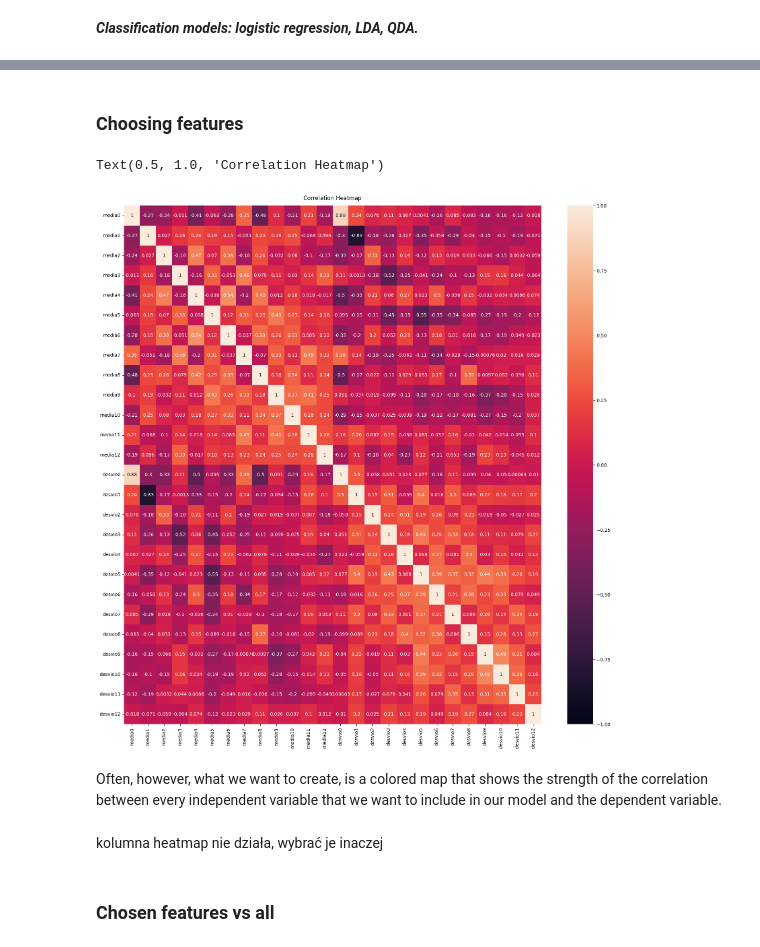
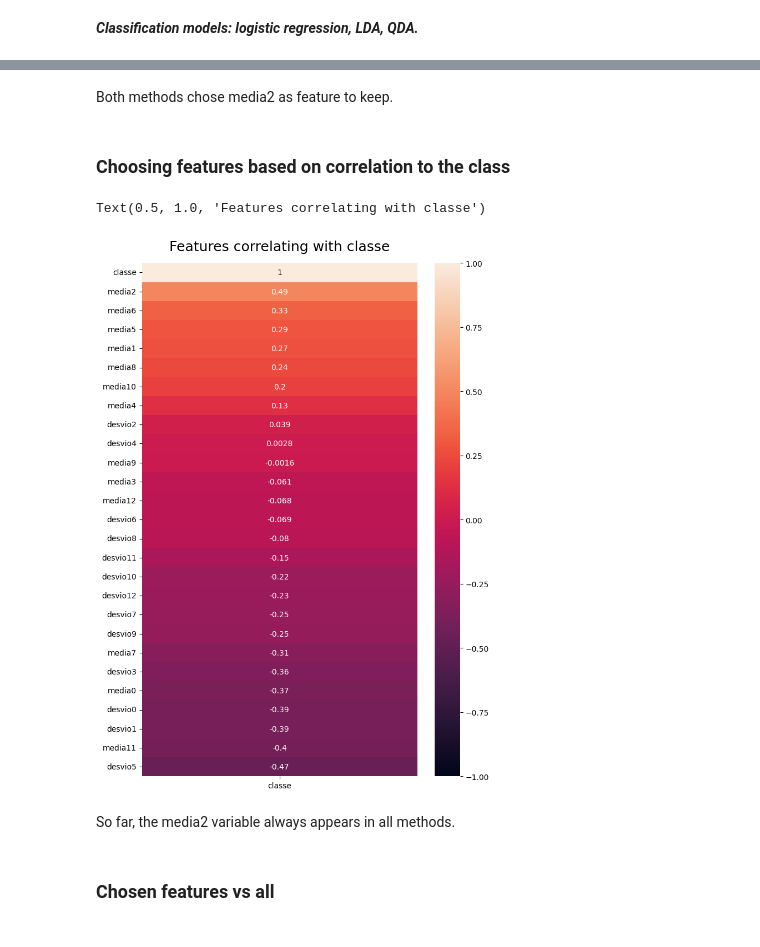
Before and after one commit to qettera/Machine-Learning-Overview, a Jupyter notebook: project.ipynb, the cells around one changed output, grey strips where cells are left out. Drawn from its saved outputs; the diff is of its cells as text; code cells hidden in the pictures.

```diff
--- a/project.ipynb
+++ b/project.ipynb
@@ -333,5 +398,7 @@ features? Evaluate this hypothesis, using regularization methods.
+# %% [markdown]
+Both methods chose media2 as feature to keep.
 # %% [markdown]
-### Choosing features
+### Choosing features based on correlation to the class
 # %%
 import pandas as pd
 df = pd.read_csv('all.csv')
@@ -340,17 +407,17 @@ df = pd.read_csv('all.csv')
 df['classe'].mask(df['classe'] == 'car_horn', 0, inplace=True)
 df['classe'].mask(df['classe'] == 'gun_shot', 1, inplace=True)
 df['classe'].mask(df['classe'] == 'jackhammer', 2, inplace=True)
+# %%
+df = df.astype('float') #so the heatmap function won't have problems with df being dtype='object'
 # %%
 import seaborn as sns
 import matplotlib.pyplot as plt
 
-plt.figure(figsize = (20, 20))
-heatmap = sns.heatmap(df.drop('classe', axis=1).corr(),annot=True, vmin=-1, vmax=1)
-heatmap.set_title('Correlation Heatmap', fontdict={'fontsize':12}, pad=12)
+plt.figure(figsize=(8, 12))
+heatmap = sns.heatmap(df.corr()[['classe']].sort_values(by='classe', ascending=False), vmin=-1, vmax=1, annot=True)
+heatmap.set_title('Features correlating with classe', fontdict={'fontsize':18}, pad=16)
 # %% [output]
-Text(0.5, 1.0, 'Correlation Heatmap')
+Text(0.5, 1.0, 'Features correlating with classe')
-[figure, old version]
+[figure, new version]
-# %% [markdown]
-Often, however, what we want to create, is a colored map that shows the strength of the correlation between every independent variable that we want to include in our model and the dependent variable.
-# %% [markdown]
-kolumna heatmap nie działa, wybrać je inaczej
+# %% [markdown]
+So far, the media2 variable always appears in all methods.
```
Also changed, not shown: parts of 72 cells of this notebook.
